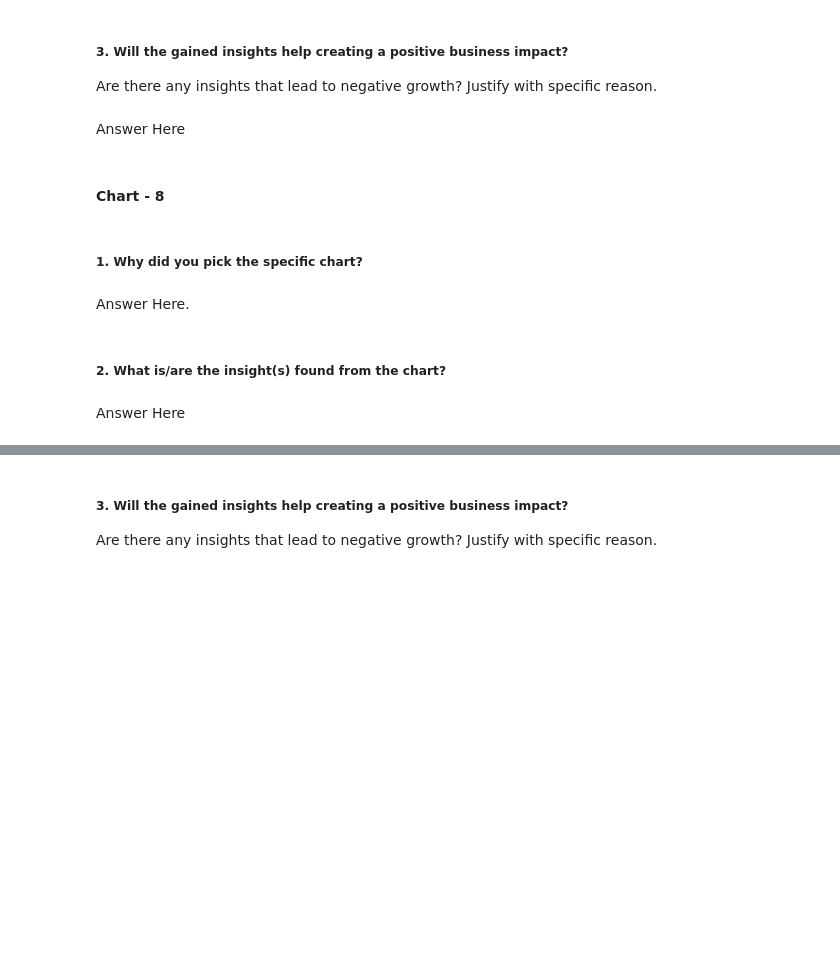
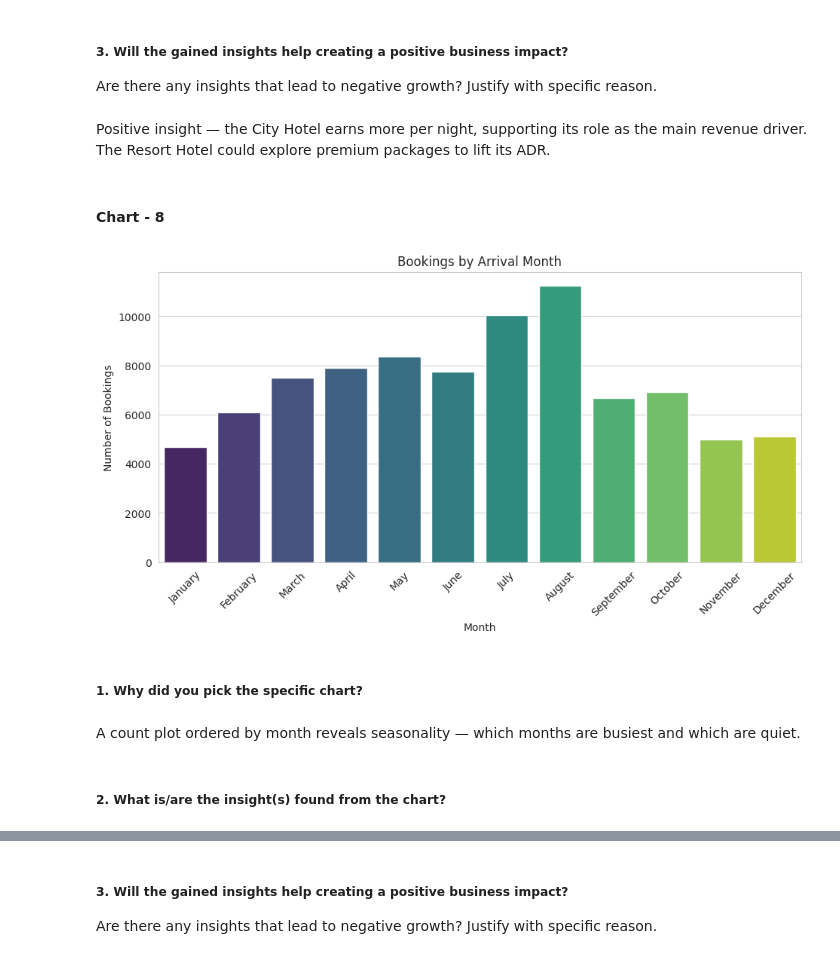
Before and after one commit to aayushaswal07/hotel-booking-eda, a Jupyter notebook: Hotel_Booking_Analysis_EDA.ipynb, the cells around one changed output, grey strips where cells are left out. Drawn from its saved outputs; the diff is of its cells as text; code cells hidden in the pictures; blank space fills up the shorter version.

```diff
--- a/Hotel_Booking_Analysis_EDA.ipynb
+++ b/Hotel_Booking_Analysis_EDA.ipynb
@@ -484,7 +493,7 @@ Answer Here
 # %% [markdown]
 ##### 3. Will the gained insights help creating a positive business impact?
 Are there any insights that lead to negative growth? Justify with specific reason.
-# %% [markdown]
-Answer Here
+# %% [markdown]
+Positive insight — the City Hotel earns more per night, supporting its role as the main revenue driver. The Resort Hotel could explore premium packages to lift its ADR.
 # %% [markdown]
 #### Chart - 8
@@ -493,8 +500,19 @@ Answer Here
+# %%
+# chart 8 - bookings across months
+month_order = ['January','February','March','April','May','June',
+               'July','August','September','October','November','December']
+plt.figure(figsize=(11, 5))
+sns.countplot(x='arrival_date_month', data=df, order=month_order, palette='viridis')
+plt.title("Bookings by Arrival Month")
+plt.xlabel("Month")
+plt.ylabel("Number of Bookings")
+plt.xticks(rotation=45)
+plt.show()
+# %% [output]
+[figure, added]
 # %% [markdown]
 ##### 1. Why did you pick the specific chart?
-# %% [markdown]
-Answer Here.
+# %% [markdown]
+A count plot ordered by month reveals seasonality — which months are busiest and which are quiet.
 # %% [markdown]
 ##### 2. What is/are the insight(s) found from the chart?
-# %% [markdown]
-Answer Here
```
Also changed, not shown: parts of 18 cells of this notebook.
